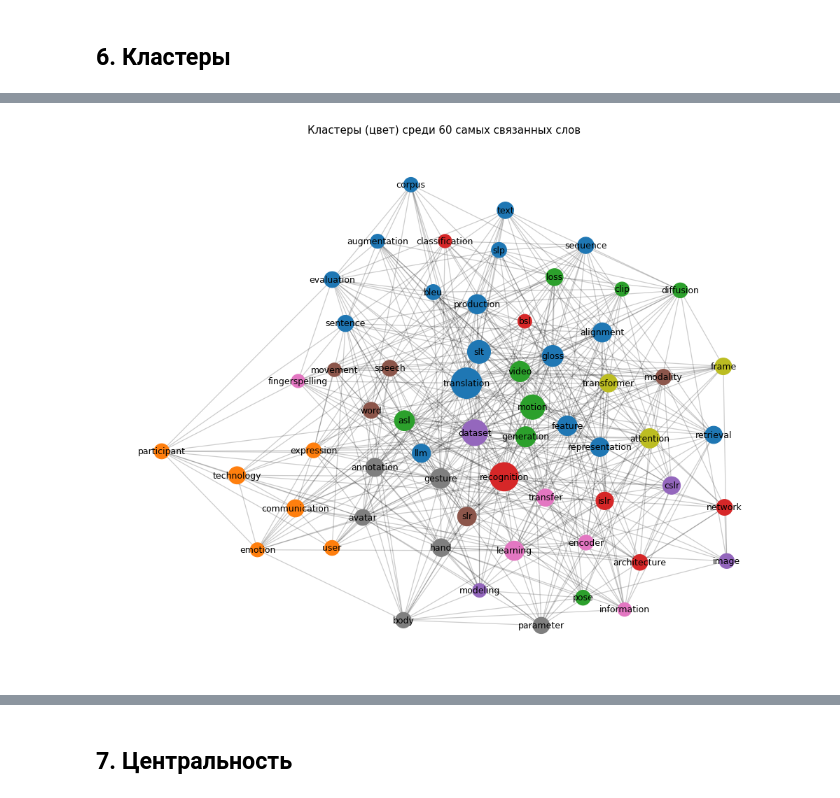
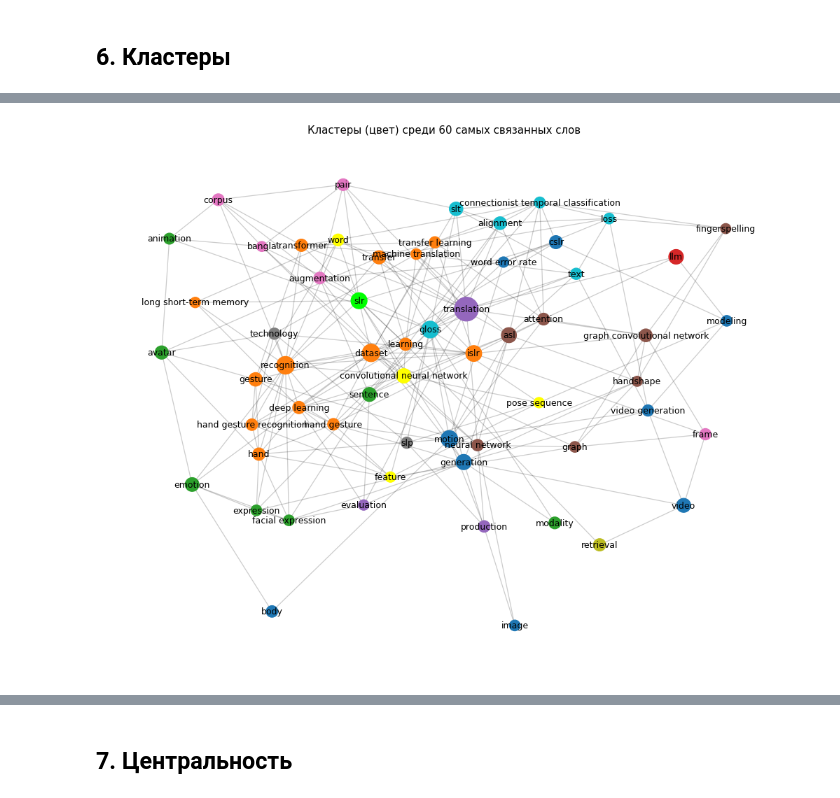
Before and after one commit to shredELIline/Data-Analysis, a Jupyter notebook: Data_Analysis_Lab1_ElizarovAA.ipynb, the cells around one changed output, grey strips where cells are left out. Cells and saved outputs as stored; diff of their text form; code cells hidden in the pictures.

```diff
--- a/Data_Analysis_Lab1_ElizarovAA.ipynb
+++ b/Data_Analysis_Lab1_ElizarovAA.ipynb
@@ -160,23 +194,19 @@ df["clean"][0]
 # %%
-def ngrams(text):
-    # слова и словосочетания из 1–3 слов внутри каждой группы
-    result = []
-    for phrase in text.split(", "):
-        words = phrase.split()
-        for n in (1, 2, 3):
-            result += [" ".join(words[i:i + n]) for i in range(len(words) - n + 1)]
-    return result
+vectorizer = TfidfVectorizer(analyzer=lambda terms: terms, min_df=3, max_df=0.5)
+X = vectorizer.fit_transform(df["terms"])
+vocab = vectorizer.get_feature_names_out()
+term_len = np.array([len(t.split()) for t in vocab])  # сколько слов в термине
 
 
-vectorizer = TfidfVectorizer(analyzer=ngrams, min_df=3, max_df=0.5)
-X = vectorizer.fit_transform(df["clean"])
-terms = vectorizer.get_feature_names_out()
-
-
-def top_keywords(i, n=6):
+def top_keywords(i):
+    # по TF-IDF: 3 лучших слова, 2 лучших биграммы и 1 лучшая триграмма
     row = X[i].toarray().ravel()
-    best = np.argsort(-row, kind="stable")[:n]  # stable: при равных весах порядок по алфавиту
-    return [terms[j] for j in best if row[j] > 0]
+    keywords = []
+    for n, k in [(1, 3), (2, 2), (3, 1)]:
+        idx = np.where((row > 0) & (term_len == n))[0]
+        best = idx[np.argsort(-row[idx], kind="stable")][:k]  # stable: при равных весах по алфавиту
+        keywords += [vocab[j] for j in best]
+    return keywords
 
 
 df["keywords"] = [top_keywords(i) for i in range(len(df))]
@@ -279,11 +315,11 @@ pd.DataFrame({
 # %%
-colors = plt.cm.tab10(np.arange(len(communities)) % 10)
+colors = list(plt.cm.tab10.colors) + ["yellow", "lime", "black"]  # 13 цветов, по одному на кластер
 plt.figure(figsize=(14, 11))
 nx.draw_networkx_edges(H, pos, alpha=0.2)
 nx.draw_networkx_nodes(H, pos, node_size=[degrees[n] * 8 for n in H], node_color=[colors[cluster_of[n]] for n in H])
 nx.draw_networkx_labels(H, pos, font_size=10)
 plt.title("Кластеры (цвет) среди 60 самых связанных слов")
 plt.axis("off")
 plt.show()
 # %% [output]
-[figure, old version]
+[figure, new version]
```
Also changed, not shown: parts of 34 cells of this notebook.
